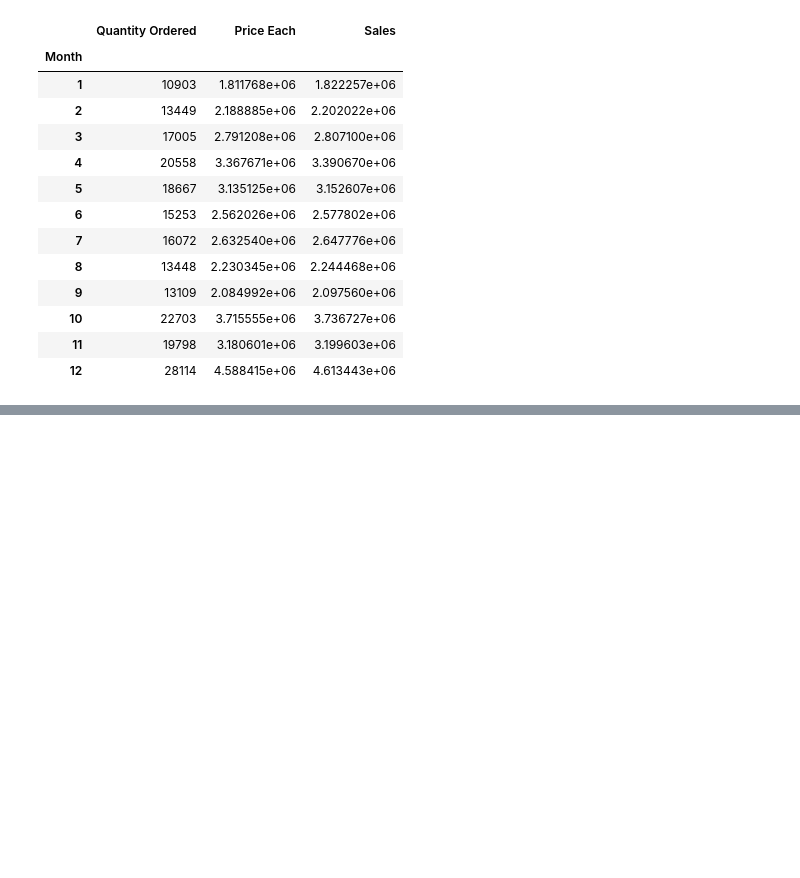
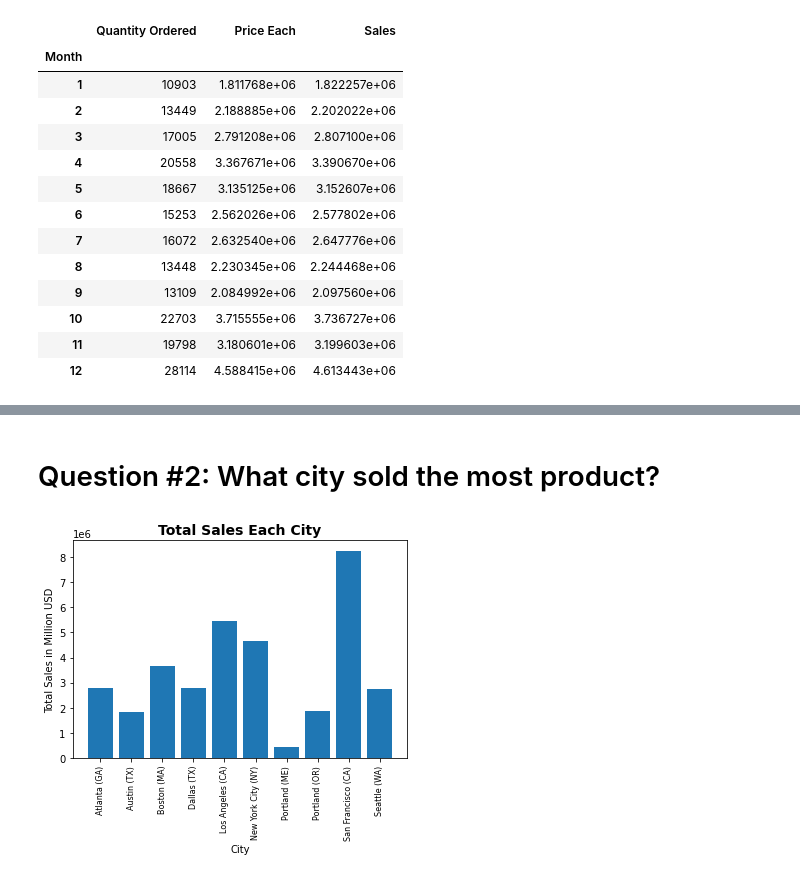
Before and after one commit to hafizadit/Learn-Pandas-Data-Science-, a Jupyter notebook: analisis.ipynb, the cells around one changed output, grey strips where cells are left out. Drawn from its saved outputs; the diff is of its cells as text; code cells hidden in the pictures; blank space fills up the shorter version.

Commit message:
Finish question 2

```diff
--- a/analisis.ipynb
+++ b/analisis.ipynb
@@ -114,0 +117,4 @@ plt.show()
+# %%
+all["City"] = all["Purchase Address"].apply(lambda x: f"{x.split(', ')[1]} ({x.split(', ')[2].split(' ')[0]})")
+
+all.head()
@@ -114,0 +128,10 @@ plt.show()
+# %%
+cities_sale = all.groupby("City").sum()
+
+cities = []
+sales = []
+for i, v in cities_sale.iterrows():
+    cities.append(i)
+    sales.append(v["Sales"])
+
+cities_sale
@@ -114,0 +151,12 @@ plt.show()
+# %% [markdown]
+# Question #2: What city sold the most product?
+# %%
+plt.bar(cities, sales)
+plt.xticks(cities, rotation="vertical",size=8)
+plt.title("Total Sales Each City", fontsize=14, fontweight='bold')
+plt.xlabel("City")
+plt.ylabel("Total Sales in Million USD")
+
+plt.show()
+# %% [output]
+[figure, added]
```
Also changed, not shown: parts of 5 cells of this notebook.
